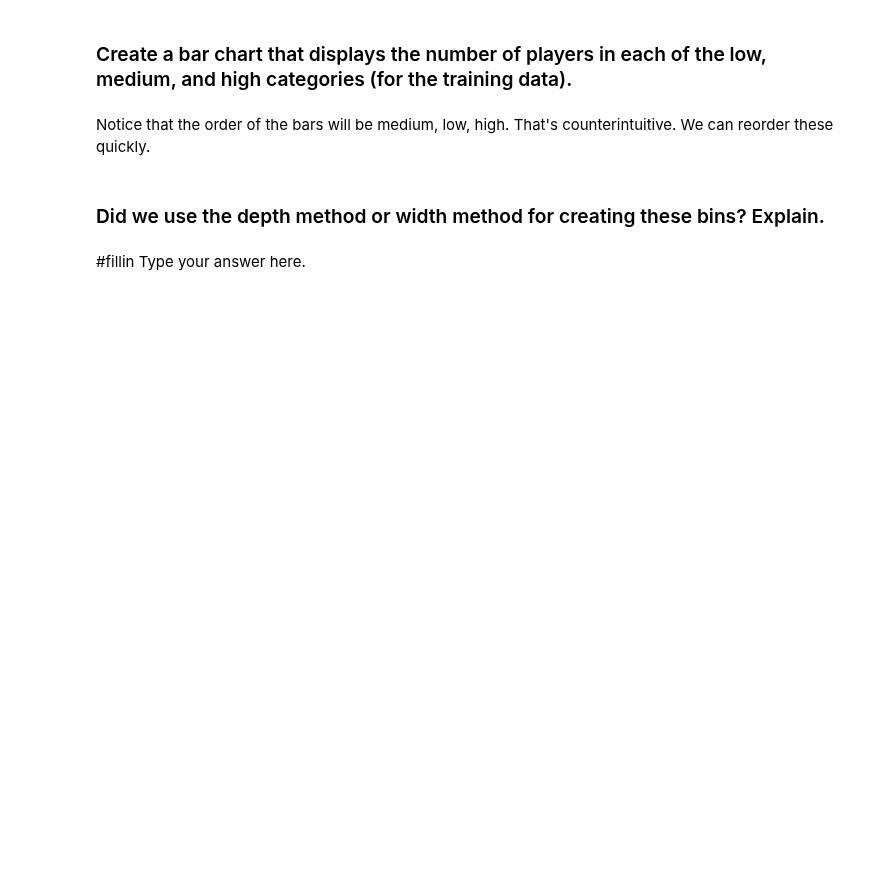
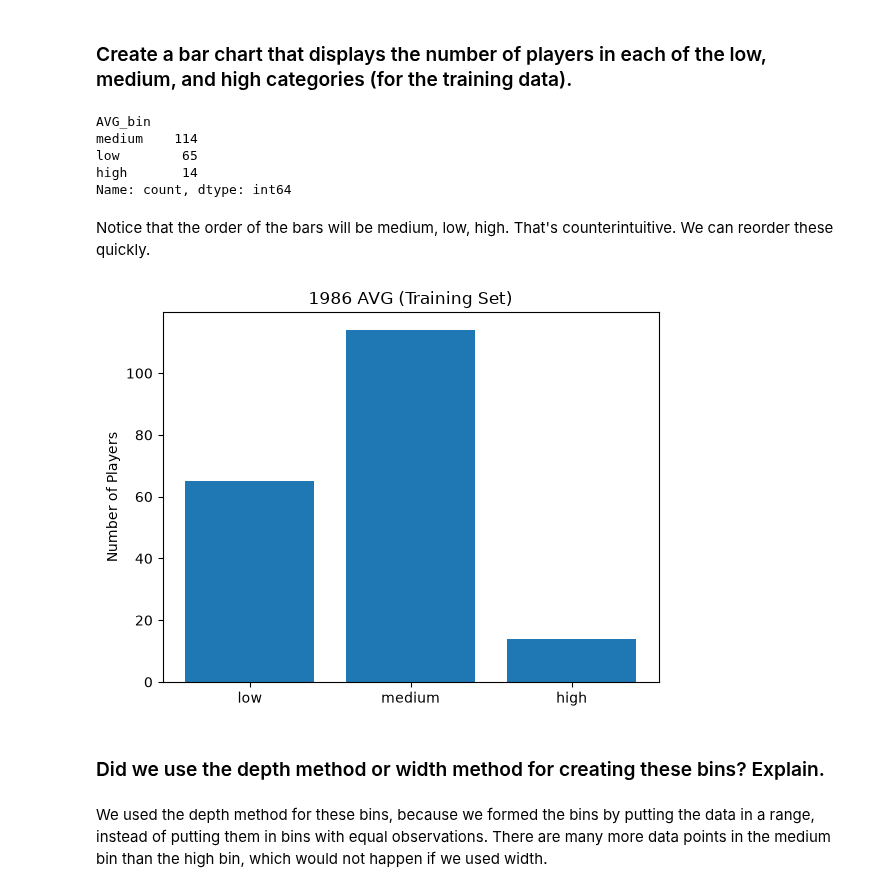
Before and after one commit to Importantpigs/code_2600, a Jupyter notebook: mod03_eda.ipynb, the cells around one changed output. Cells and saved outputs as stored; diff of their text form; code cells hidden in the pictures; blank space fills up the shorter version.

```diff
--- a/mod03_eda.ipynb
+++ b/mod03_eda.ipynb
@@ -140,10 +205,10 @@ Totals = [TotHits, TotWalks, TotAtBat-TotHits-TotWalks]
 # %% [markdown]
 ### The previous two cells gave us totals across all players. For each player in the training set, calculate the Hits as a percent of AtBat and store it in a new variable called 'AVG'
 # %%
-#fillin
+Train['AVG'] = Train['Hits'] / Train['AtBat']
 # %% [markdown]
 ### Using 0.25 and 0.31 as the split points, create a new variable with three bins: high, medium, and low.
 # %%
 Train['AVG_bin'] = 'medium'
-Train['AVG_bin'][#fillin] = 'low'
-Train['AVG_bin'][#fillin] = 'high'
+Train['AVG_bin'][Train['AVG'] < 0.25] = 'low'
+Train['AVG_bin'][Train['AVG'] > 0.31] = 'high'
@@ -151,21 +234,29 @@ Train['AVG_bin'][#fillin] = 'high'
 ### Create a bar chart that displays the number of players in each of the low, medium, and high categories (for the training data).
 # %%
 Train['AVG_bin'].value_counts()
+# %% [output]
+AVG_bin
+medium    114
+low        65
+high       14
+Name: count, dtype: int64
 # %% [markdown]
 Notice that the order of the bars will be medium, low, high. That's counterintuitive. We can reorder these quickly.
 # %%
 indexMap = ['low', 'medium', 'high']
 reordered_list = [Train['AVG_bin'].value_counts()[i] for i in indexMap]
 # %%
-plt.bar(#fillin
+plt.bar(indexMap, reordered_list)
 
 plt.title("1986 AVG (Training Set)")
 plt.ylabel("Number of Players")
 
-plt.xticks(#fillin
+###plt.xticks(range(len(Train['AVG_bin'].value_counts().index)), Train['AVG_bin'].value_counts().index)
 
 plt.show()
+# %% [output]
+[figure, added]
 # %% [markdown]
 ### Did we use the depth method or width method for creating these bins? Explain.
 # %% [markdown]
-#fillin Type your answer here.
+We used the depth method for these bins, because we formed the bins by putting the data in a range, instead of putting them in bins with equal observations. There are many more data points in the medium bin than the high bin, which would not happen if we used width.
```
Also changed, not shown: parts of 12 cells of this notebook.
